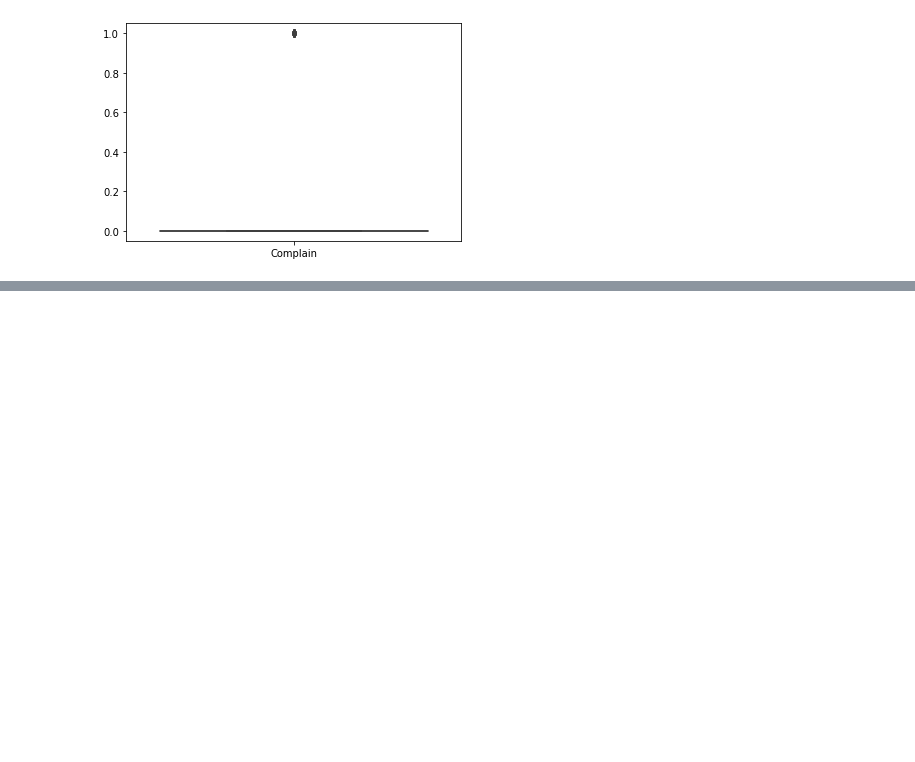
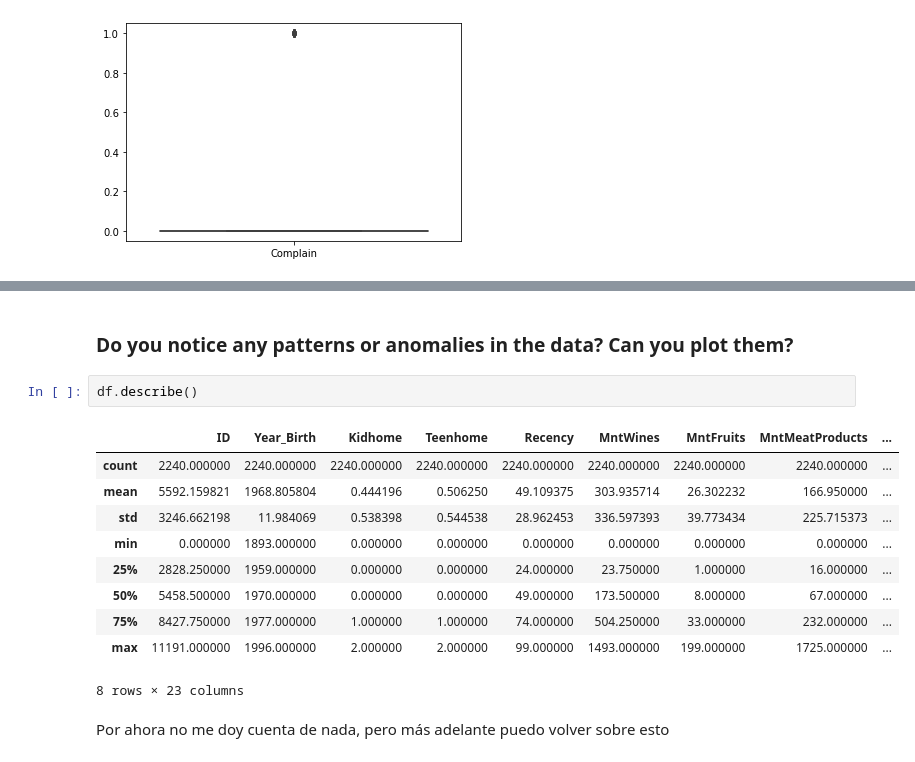
Before and after one commit to andres-troiano/Marketing-Analytics, a Jupyter notebook: Marketing Analytics Project.ipynb, the cells around one changed output, grey strips where cells are left out. Cells and saved outputs as stored; diff of their text form; blank space fills up the shorter version.

```diff
--- a/Marketing Analytics Project.ipynb
+++ b/Marketing Analytics Project.ipynb
@@ -102,0 +113,17 @@ Para los missing values, lo que se usa es: tirar la fila, o reemplazar por prome
+# %% [markdown]
+### Do you notice any patterns or anomalies in the data? Can you plot them?
+# %%
+df.describe()
+# %% [output]
+|  | ID | Year_Birth | Kidhome | Teenhome | Recency | MntWines | MntFruits | MntMeatProducts | ... |
+| count | 2240.000000 | 2240.000000 | 2240.000000 | 2240.000000 | 2240.000000 | 2240.000000 | 2240.000000 | 2240.000000 | ... |
+| mean | 5592.159821 | 1968.805804 | 0.444196 | 0.506250 | 49.109375 | 303.935714 | 26.302232 | 166.950000 | ... |
+| std | 3246.662198 | 11.984069 | 0.538398 | 0.544538 | 28.962453 | 336.597393 | 39.773434 | 225.715373 | ... |
+| min | 0.000000 | 1893.000000 | 0.000000 | 0.000000 | 0.000000 | 0.000000 | 0.000000 | 0.000000 | ... |
+| 25% | 2828.250000 | 1959.000000 | 0.000000 | 0.000000 | 24.000000 | 23.750000 | 1.000000 | 16.000000 | ... |
+| 50% | 5458.500000 | 1970.000000 | 0.000000 | 0.000000 | 49.000000 | 173.500000 | 8.000000 | 67.000000 | ... |
+| 75% | 8427.750000 | 1977.000000 | 1.000000 | 1.000000 | 74.000000 | 504.250000 | 33.000000 | 232.000000 | ... |
+| max | 11191.000000 | 1996.000000 | 2.000000 | 2.000000 | 99.000000 | 1493.000000 | 199.000000 | 1725.000000 | ... |
+8 rows × 23 columns
+# %% [markdown]
+Por ahora no me doy cuenta de nada, pero más adelante puedo volver sobre esto
```
Also changed, not shown: parts of 3 cells of this notebook.
